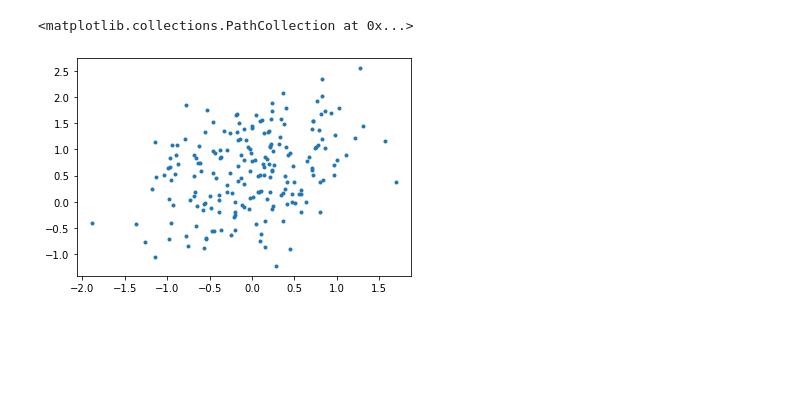
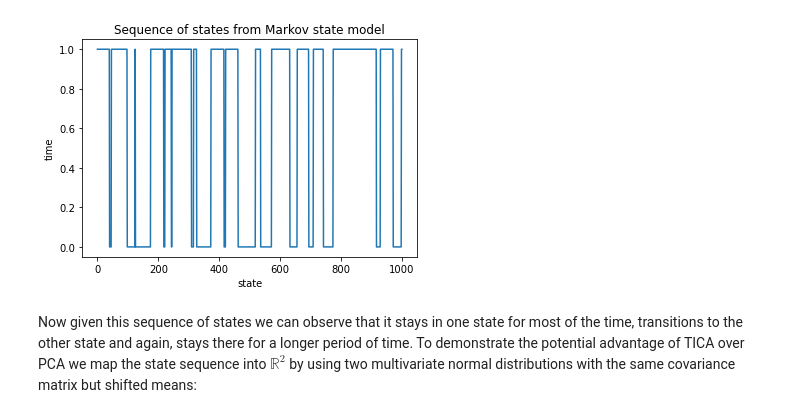
Before and after one commit to deeptime-ml/deeptime, a Jupyter notebook: docs/source/notebooks/tica.ipynb, the cells around one changed output. Saved outputs shown, nothing was run; the diff lists cells and outputs as text; code cells hidden in the pictures; blank space fills up the shorter version.

```diff
--- a/docs/source/notebooks/tica.ipynb
+++ b/docs/source/notebooks/tica.ipynb
@@ -45,5 +29,12 @@ plt.plot(dtraj)
-# %%
-plt.scatter(*(ftraj.T), marker='.')
-# %% [output]
-<matplotlib.collections.PathCollection at 0x...>
-[figure, removed]
+# %%
+# we simulate a discrete trajectory (dtraj) containing 1000 given the Markov state model
+dtraj = msm.simulate(n_steps=1000, seed=13)
+# .. and visualize the observed state transitions
+plt.plot(dtraj)
+plt.xlabel('state')
+plt.ylabel('time')
+plt.title('Sequence of states from Markov state model');
+# %% [output]
+[figure, added]
+# %% [markdown]
+Now given this sequence of states we can observe that it stays in one state for most of the time, transitions to the other state and again, stays there for a longer period of time. To demonstrate the potential advantage of TICA over PCA we map the state sequence into $\mathbb{R}^2$ by using two multivariate normal distributions with the same covariance matrix but shifted means:
```
Also changed, not shown: parts of 28 cells of this notebook, 2 other files.
